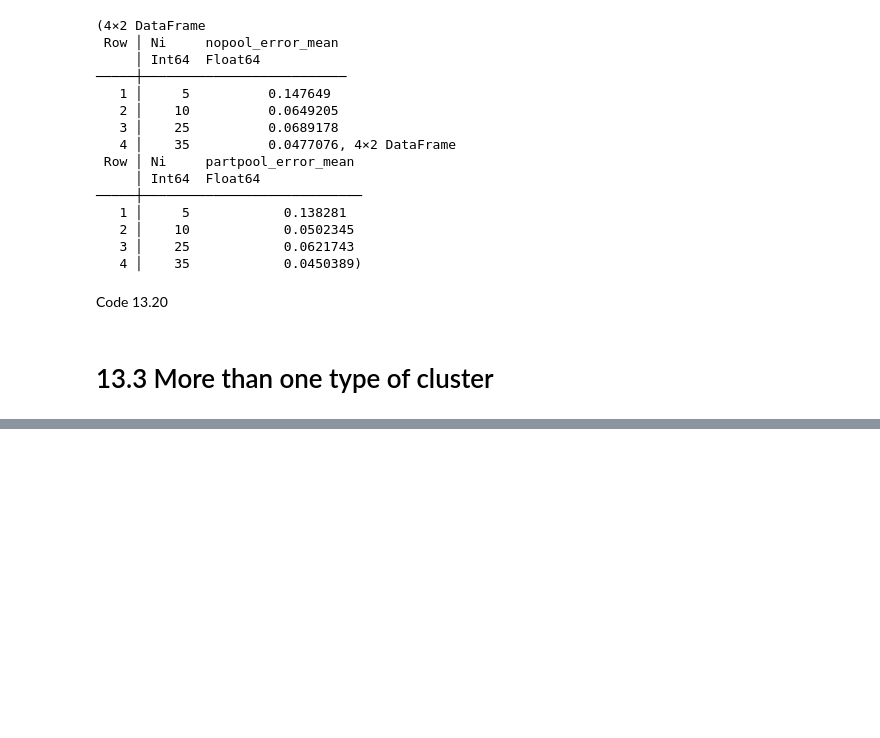
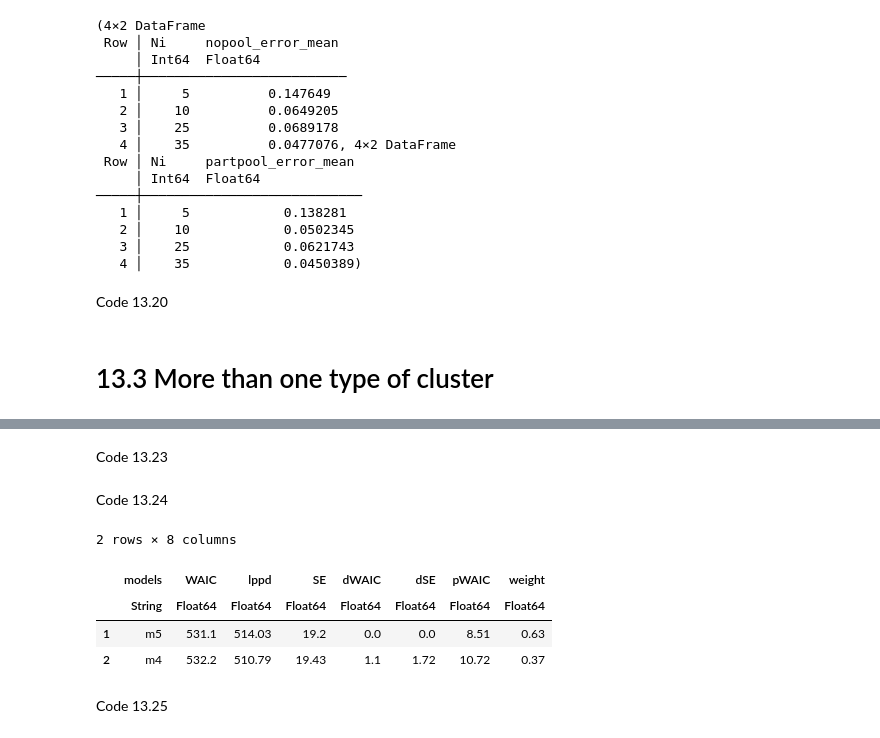
Before and after one commit to Shmuma/rethinking-2ed-julia, a Jupyter notebook: 13-Chapter 13. Models with Memory.ipynb, the cells around one changed output, grey strips where cells are left out. Cells and saved outputs as stored; diff of their text form; code cells hidden in the pictures; blank space fills up the shorter version.

```diff
--- a/13-Chapter 13. Models with Memory.ipynb
+++ b/13-Chapter 13. Models with Memory.ipynb
@@ -267,0 +316,52 @@ scatter!(partpool_error, mc=:white)
+# %% [markdown]
+Code 13.23
+# %%
+Random.seed!(14)
+
+@model function m13_5(pulled_left, actor, treatment)
+    σ_a ~ Exponential()
+    ā ~ Normal(0, 1.5)
+    actors_count = length(levels(actor))
+    treats_count = length(levels(treatment))
+    a ~ filldist(Normal(ā, σ_a), actors_count)
+    b ~ filldist(Normal(0, 0.5), treats_count)
+
+    p = @. logistic(a[actor] + b[treatment])
+    @. pulled_left ~ Binomial(1, p)
+end
+
+m13_5_ch = sample(m13_5(d.pulled_left, d.actor, d.treatment), NUTS(), 4000)
+m13_5_df = DataFrame(m13_5_ch);
+# %% [markdown]
+Code 13.24
+# %%
+l_fun = (r, dr) -> begin
+    a = get(r, "a[$(dr.actor)]", 0)
+    g = get(r, "g[$(dr.block)]", 0)
+    b = get(r, "b[$(dr.treatment)]", 0)
+    p = logistic(a + g + b)
+    binomlogpdf(1, p, dr.pulled_left)
+end
+
+m13_4_ll = link(m13_4_df, l_fun, eachrow(d))
+m13_4_ll = hcat(m13_4_ll...)
+
+l_fun = (r, dr) -> begin
+    a = get(r, "a[$(dr.actor)]", 0)
+    b = get(r, "b[$(dr.treatment)]", 0)
+    p = logistic(a + b)
+    binomlogpdf(1, p, dr.pulled_left)
+end
+
+m13_5_ll = link(m13_5_df, l_fun, eachrow(d))
+m13_5_ll = hcat(m13_5_ll...);
+
+compare([m13_4_ll, m13_5_ll], :waic, mnames=["m4", "m5"])
+# %% [output]
+2 rows × 8 columns
+|  | models | WAIC | lppd | SE | dWAIC | dSE | pWAIC | weight |
+|  | String | Float64 | Float64 | Float64 | Float64 | Float64 | Float64 | Float64 |
+| 1 | m5 | 531.1 | 514.03 | 19.2 | 0.0 | 0.0 | 8.51 | 0.63 |
+| 2 | m4 | 532.2 | 510.79 | 19.43 | 1.1 | 1.72 | 10.72 | 0.37 |
+# %% [markdown]
+Code 13.25
```
Also changed, not shown: parts of 6 cells of this notebook, 1 other file.
